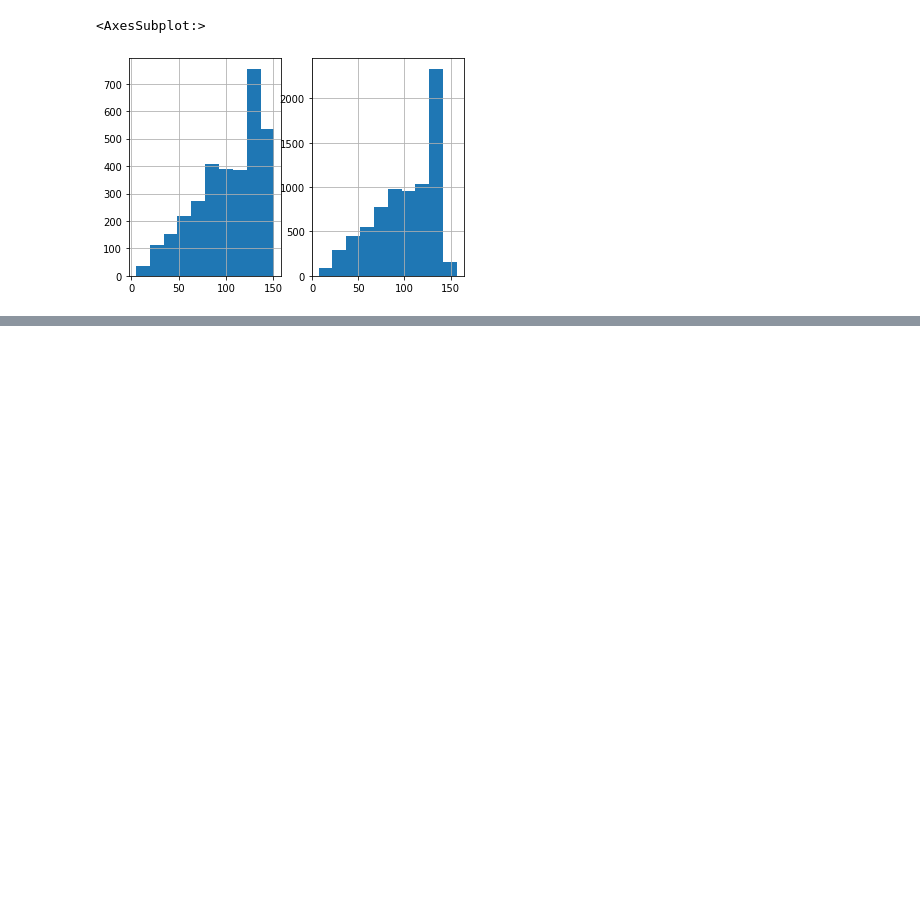
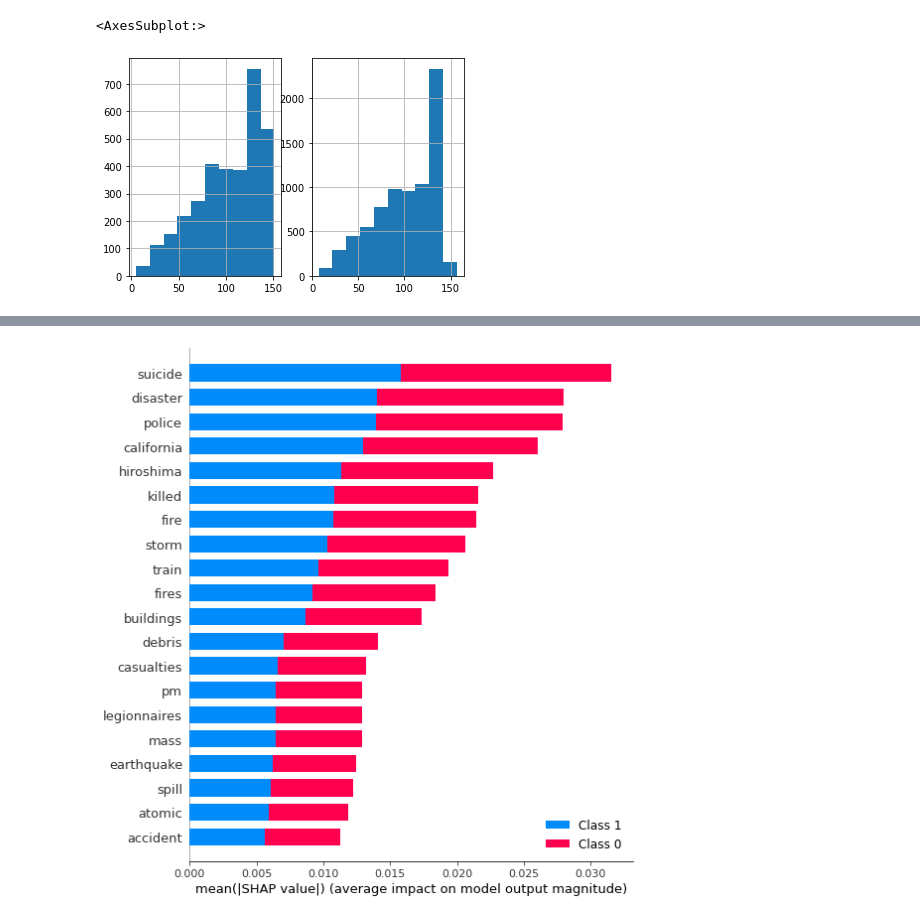
Before and after one commit to Alexandre-Caldeira/disaster-tweets-nlp, a Jupyter notebook: disastertweets-notebook2f42bd63a0.ipynb, the cells around one changed output, grey strips where cells are left out. Cells and saved outputs as stored; diff of their text form; code cells hidden in the pictures; blank space fills up the shorter version.

```diff
--- a/disastertweets-notebook2f42bd63a0.ipynb
+++ b/disastertweets-notebook2f42bd63a0.ipynb
@@ -364,0 +183,2 @@ pd.DataFrame(matrix2[0:10], columns=columns2)
+# %%
+tweets = train['text']
@@ -365,3 +481,5 @@ pd.DataFrame(matrix2[0:10], columns=columns2)
+# %%
+labels=train['target']
 # %%
 %%time
 trained_models2, total_scores2, X_test2 = train_models(matrix2, labels)
@@ -383,11 +501,14 @@ Wall time: 9min 23s
 # %%
 model_name = 'Decision Tree'
 # criando um dataframe para sair bacana no plot
 df_x_test = pd.DataFrame(X_test2, columns=columns2)
+df_x_test['sentiment']=train['sentiment']
 # passa para o shap o modelo e os dados para ele avaliar e gerar indicadores
 shap_values = shap.TreeExplainer(trained_models2[model_name]).shap_values(df_x_test)
 # plota um gráfico mostrando os termos mais importantes para o modelo
 shap.summary_plot(shap_values,df_x_test)
+# %% [output]
+[figure, added]
 # %%
 model_name = 'Random Forest'
 # criando um dataframe para sair bacana no plot
```
Also changed, not shown: parts of 34 cells of this notebook.
